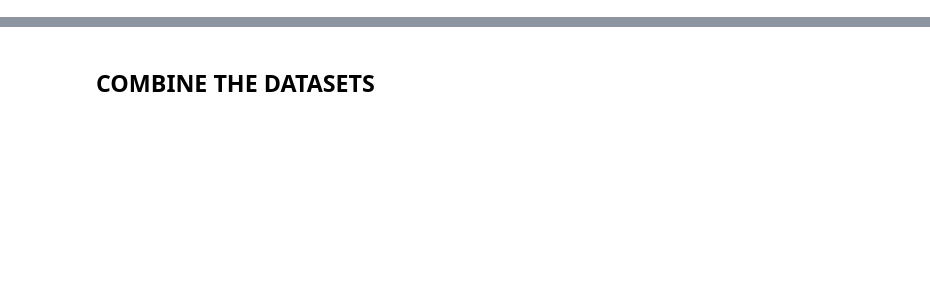
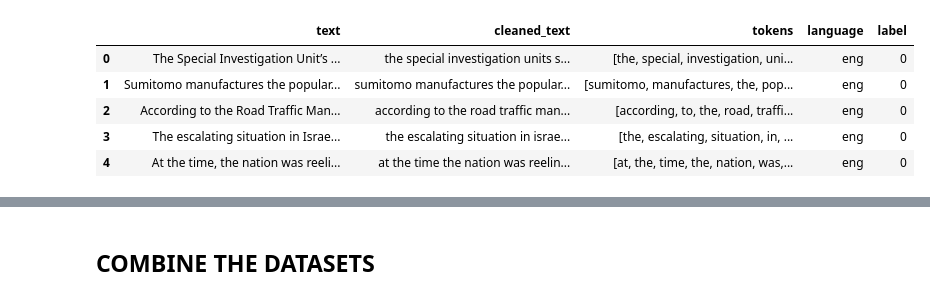
Before and after one commit to Amanda9805/Detecting-Machine-Generated-Texts, a Jupyter notebook: Afriberta_model.ipynb, the cells around one changed output, grey strips where cells are left out. Drawn from its saved outputs; the diff is of its cells as text; code cells hidden in the pictures; blank space fills up the shorter version.

```diff
--- a/Afriberta_model.ipynb
+++ b/Afriberta_model.ipynb
@@ -81,20 +81,14 @@ import torch
 
 #shona_data = load_dataset("DigitalUmuganda/AfriVoice", "sn", streaming=True, split="train[:10%]")
 
-# english_data = load_dataset("oscar-corpus/OSCAR-2201", language="en", streaming=True)
-
-# num_samples = 500
-# samples = []
-# for i, example in enumerate(english_data["train"]):
-#     if i >= num_samples:
-#         break
-#     samples.append(example['text'])
-
-# eng_df = pd.DataFrame(samples, columns=['text'])
-# eng_df.head()
-
+eng_data = load_dataset("dsfsi/vukuzenzele-monolingual", "eng")
 zulu_data = load_dataset("dsfsi/vukuzenzele-monolingual", "zul")
 zulu_data2 = load_dataset("masakhane/afriqa", "zul")
+
+combined_eng = pd.concat([
+    eng_data['train'].to_pandas(),
+    eng_data['test'].to_pandas()
+])
 
 combined_data = pd.concat([
     zulu_data['train'].to_pandas(),
@@ -107,8 +101,11 @@ combined_data2 = pd.concat([
     zulu_data2['test'].to_pandas()
 ])
 
-zul_df1 = clean_and_reformat_data(combined_data, text_column='text', language='zul', clean_text_flag=True, label='0')
-zul_df2 = clean_and_reformat_data(combined_data2, text_column='answer', language='zul', clean_text_flag=True, label='0')
+eng_df = clean_and_reformat_data(combined_eng, text_column='text', language='eng', clean_text_flag=True, label=0)
+zul_df1 = clean_and_reformat_data(combined_data, text_column='text', language='zul', clean_text_flag=True, label=0)
+zul_df2 = clean_and_reformat_data(combined_data2, text_column='answer', language='zul', clean_text_flag=True, label=0)
 
 zul_df = pd.concat([zul_df1, zul_df2], ignore_index=True)
 zul_df.head()
+eng_df.head()
+# %% [output]
@@ -114,0 +114,6 @@ zul_df.head()
+|  | text | cleaned_text | tokens | language | label |
+| 0 | The Special Investigation Unit’s ... | the special investigation units s... | [the, special, investigation, uni... | eng | 0 |
+| 1 | Sumitomo manufactures the popular... | sumitomo manufactures the popular... | [sumitomo, manufactures, the, pop... | eng | 0 |
+| 2 | According to the Road Traffic Man... | according to the road traffic man... | [according, to, the, road, traffi... | eng | 0 |
+| 3 | The escalating situation in Israe... | the escalating situation in israe... | [the, escalating, situation, in, ... | eng | 0 |
+| 4 | At the time, the nation was reeli... | at the time the nation was reelin... | [at, the, time, the, nation, was,... | eng | 0 |
```
Also changed, not shown: parts of 5 cells of this notebook.
